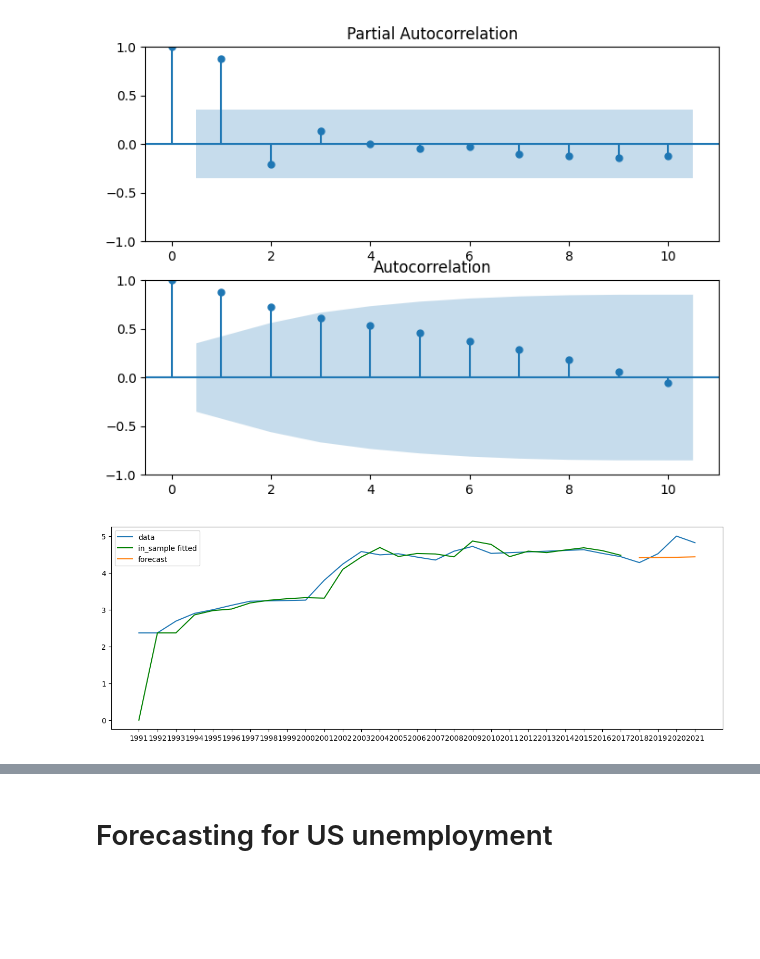
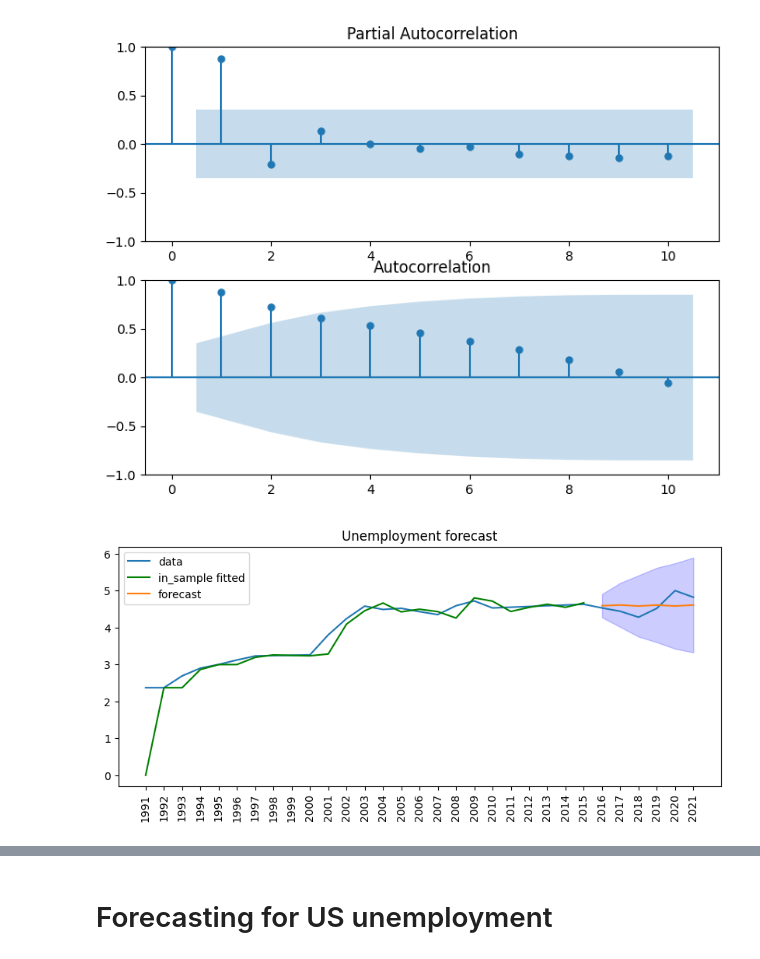
Before and after one commit to lorrespz/Time-Series-Forecasting-Collection, a Jupyter notebook: world-unemployment-trend-1991-2021.ipynb, the cells around one changed output, grey strips where cells are left out. Cells and saved outputs as stored; diff of their text form; code cells hidden in the pictures; blank space fills up the shorter version.

```diff
--- a/world-unemployment-trend-1991-2021.ipynb
+++ b/world-unemployment-trend-1991-2021.ipynb
@@ -226,5 +225,5 @@ plt.title('Unemployment in selected countries');
 # %%
-Ntest = 4
+Ntest = 6
 train = df_fc.iloc[:-Ntest]
 test = df_fc.iloc[-Ntest:]
 
@@ -237,6 +232,6 @@ Index(['India', 'China', 'European Union', 'United States'], dtype='object', nam
 # %%
-def plot_fit_and_forecast(result, df_col):
-    fig, ax = plt.subplots(figsize = (15,5))
+def plot_fit_and_forecast(result, df_col, name):
+    fig, ax = plt.subplots(figsize = (10,4))
     ax.plot(df_col, label = 'data')
     #plot the fitted curve on the train set
     train_pred = result.fittedvalues
@@ -244,14 +239,19 @@ def plot_fit_and_forecast(result, df_col):
 
     #forecast the test set
     pred_result = result.get_forecast(Ntest)
+
     #calling conf_int() produces a dataframe with 2 columns: lower & upper values
-    #conf_int = pred_result.conf_int()
-    #lower, upper = conf_int['lower '+ name], conf_int['upper '+ name]
+    conf_int = pred_result.conf_int()
+    lower, upper = conf_int['lower '+ name], conf_int['upper '+ name]
     forecast = pred_result.predicted_mean
+
     #plotting the forecasted values
     ax.plot(test.index, forecast, label = 'forecast')
+    ax.set_xticklabels(labels = np.arange(1991, 2022, 1), rotation = 90)
+
     #create a shaded area in the plot with the confidence interval (alpha = transparency)
-    #ax.fill_between(test.index, lower, upper, color = 'blue', alpha = 0.2)
+    ax.fill_between(test.index, lower, upper, color = 'blue', alpha = 0.2)
+    ax.set_title('Unemployment forecast')
     ax.legend()
 # %% [markdown]
 ## Some preliminary notes on AR, ARMA, ARIMA models
@@ -334,4 +337,8 @@ plot_acf(df['China'], lags =10, ax = ax[1]);
 # %% [output]
 [figure]
 # %%
-arima_C = ARIMA(train['China'],order = (7,1,1))
+arima_C = ARIMA(train['China'],order = (3,1,1))
+arima_result_C = arima_C.fit()
+plot_fit_and_forecast(arima_result_C, df_fc['China'], 'China')
+# %% [output]
+[figure, added]
@@ -340,5 +345 @@ arima_result_C = arima_C.fit()
-# %%
-plot_fit_and_forecast(arima_result_C, df_fc['China'])
-# %% [output]
-[figure, removed]
 # %% [markdown]
```
Also changed, not shown: parts of 18 cells of this notebook.
